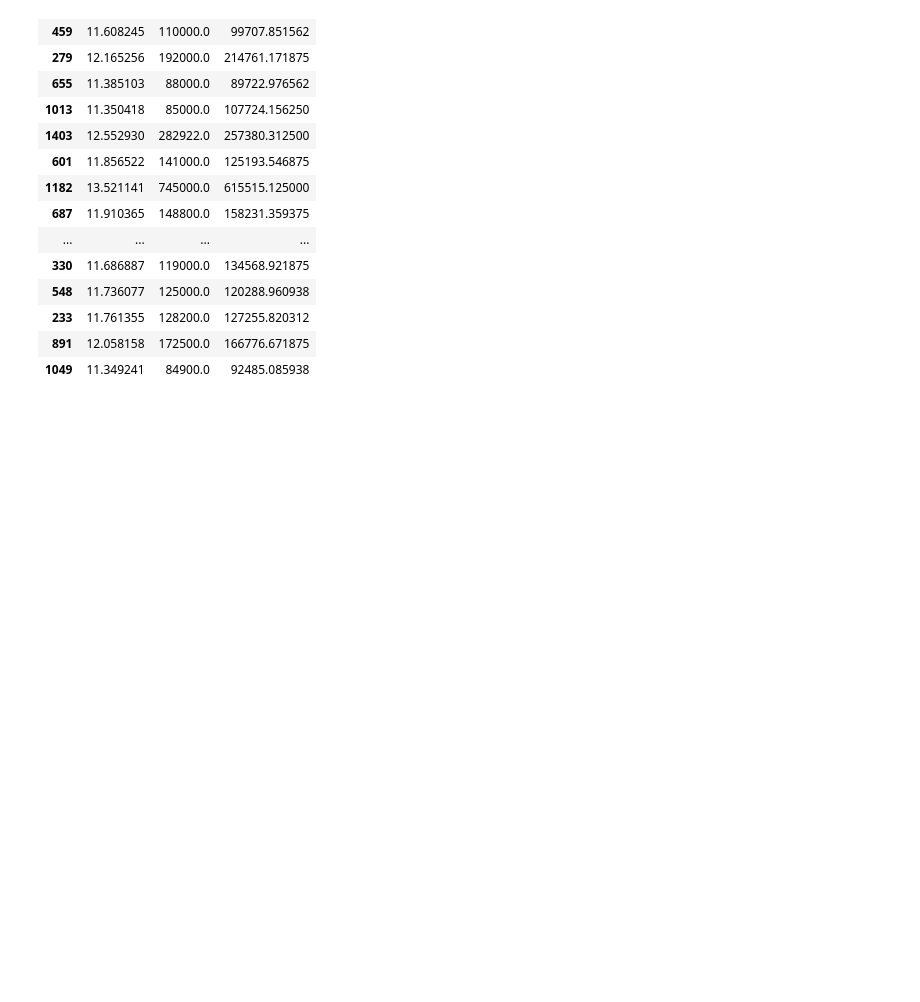
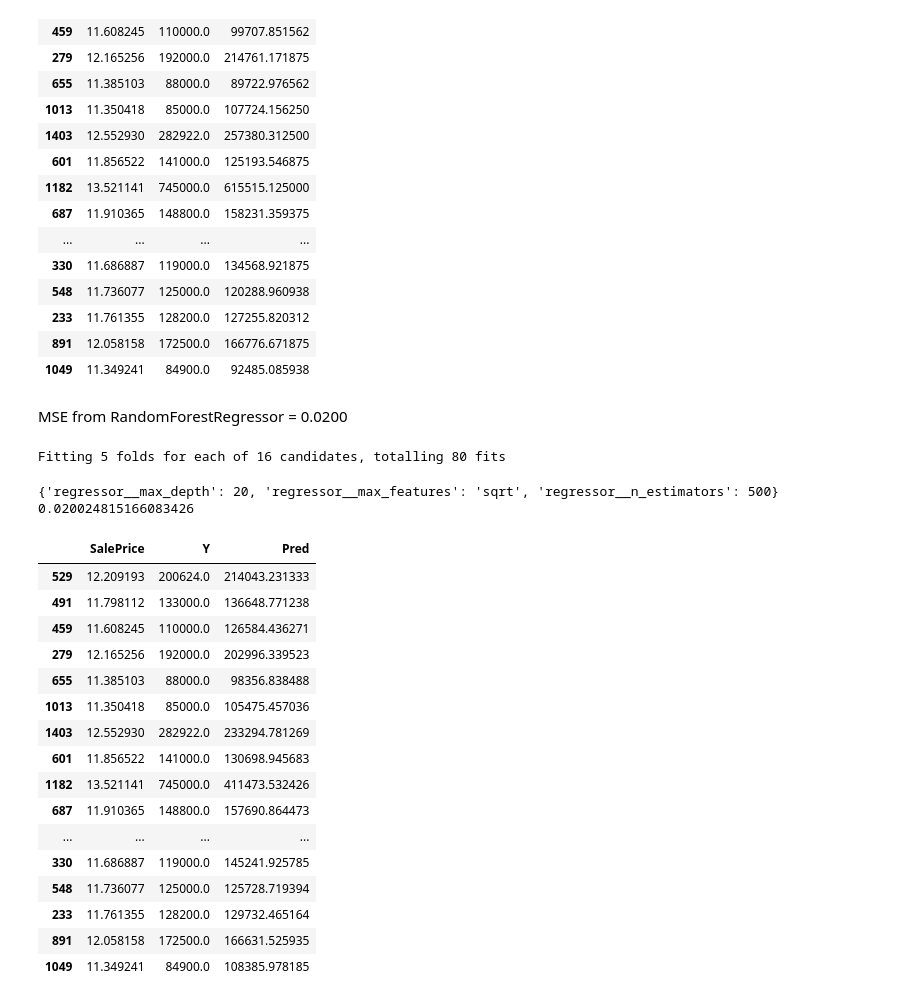
Before and after one commit to ImWesAdams/House-Price-ML, a Jupyter notebook: main.ipynb, the cells around one changed output. Cells and saved outputs as stored; diff of their text form; code cells hidden in the pictures; blank space fills up the shorter version.

Commit message:
Random forest

```diff
--- a/main.ipynb
+++ b/main.ipynb
@@ -49,6 +90,5 @@ plt.title('SalePrice histogram, unadjusted')
 # %%
 # Preprocess the data
-
 # Take the log of saleprice to reduce right skew of housing prices
 train['SalePrice'] = np.log1p(train['SalePrice'])
 
@@ -72,3 +112,4 @@ X = train.drop('SalePrice', axis=1)
 y = train[['SalePrice']]
 
 X_train, X_test, y_train, y_test = train_test_split(X, y, train_size=0.8, random_state=0)
+base_X_train, base_X_test, base_y_train, base_y_test = X_train.iloc[:,:].copy(), X_test.iloc[:,:].copy(), y_train.iloc[:,:].copy(), y_test.iloc[:,:].copy()
@@ -130,3 +189,79 @@ Fitting 5 folds for each of 64 candidates, totalling 320 fits
 | 233 | 11.761355 | 128200.0 | 127255.820312 |
 | 891 | 12.058158 | 172500.0 | 166776.671875 |
 | 1049 | 11.349241 | 84900.0 | 92485.085938 |
+# %% [markdown]
+MSE from RandomForestRegressor = 0.0200
+# %%
+# Try a RandomForestRegressor because why not?
+
+# First get the X and y data from before the model run, just ease of running multiple models on the same data
+X_train, X_test, y_train, y_test = base_X_train.iloc[:,:].copy(), base_X_test.iloc[:,:].copy(), base_y_train.iloc[:,:].copy(), base_y_test.iloc[:,:].copy()
+
+# Identify categorical columns
+categorical_cols = X_train.select_dtypes(include=['category', 'object']).columns.tolist()
+
+# One-hot encode categoricals
+preprocessor = ColumnTransformer(
+    transformers=[
+        ('cat', OneHotEncoder(handle_unknown='ignore'), categorical_cols)
+    ],
+    remainder='passthrough'  # Leave numeric features untouched
+)
+
+# Pipeline with preprocessing and RF model
+model = Pipeline(steps=[
+    ('preprocessor', preprocessor),
+    ('regressor', RandomForestRegressor(random_state=0, n_jobs=-1))
+])
+
+# Grid search parameters to try, with regressor__ pretag so the Pipeline works properly
+param_grid = {
+    'regressor__n_estimators': [500, 1000],
+    'regressor__max_depth': [5, 10, 15, 20],
+    'regressor__max_features': ['sqrt', 'log2']
+}
+
+grid_search = GridSearchCV(
+    estimator=model,
+    param_grid=param_grid,
+    cv=5,
+    scoring='neg_mean_squared_error',
+    verbose=1,
+    n_jobs=4
+)
+
+# Train and retrieve best model
+grid_search.fit(X_train, y_train)
+print(grid_search.best_params_)
+best_model = grid_search.best_estimator_
+
+# Make predictions and get fit, also output some sample values
+preds = best_model.predict(X_test)
+mse = mean_squared_error(y_test, preds)
+print(mse)
+# Get the original non-log price
+y_test['Y'] = np.expm1(y_test['SalePrice'])
+# Get the predicted non-log price
+y_test['Pred'] = np.expm1(preds)
+y_test.head(50)
+# %% [output]
+Fitting 5 folds for each of 16 candidates, totalling 80 fits
+{'regressor__max_depth': 20, 'regressor__max_features': 'sqrt', 'regressor__n_estimators': 500}
+0.020024815166083426
+|  | SalePrice | Y | Pred |
+| 529 | 12.209193 | 200624.0 | 214043.231333 |
+| 491 | 11.798112 | 133000.0 | 136648.771238 |
+| 459 | 11.608245 | 110000.0 | 126584.436271 |
+| 279 | 12.165256 | 192000.0 | 202996.339523 |
+| 655 | 11.385103 | 88000.0 | 98356.838488 |
+| 1013 | 11.350418 | 85000.0 | 105475.457036 |
+| 1403 | 12.552930 | 282922.0 | 233294.781269 |
+| 601 | 11.856522 | 141000.0 | 130698.945683 |
+| 1182 | 13.521141 | 745000.0 | 411473.532426 |
+| 687 | 11.910365 | 148800.0 | 157690.864473 |
+| ... | ... | ... | ... |
+| 330 | 11.686887 | 119000.0 | 145241.925785 |
+| 548 | 11.736077 | 125000.0 | 125728.719394 |
+| 233 | 11.761355 | 128200.0 | 129732.465164 |
+| 891 | 12.058158 | 172500.0 | 166631.525935 |
+| 1049 | 11.349241 | 84900.0 | 108385.978185 |
```
Also changed, not shown: parts of 8 cells of this notebook.
